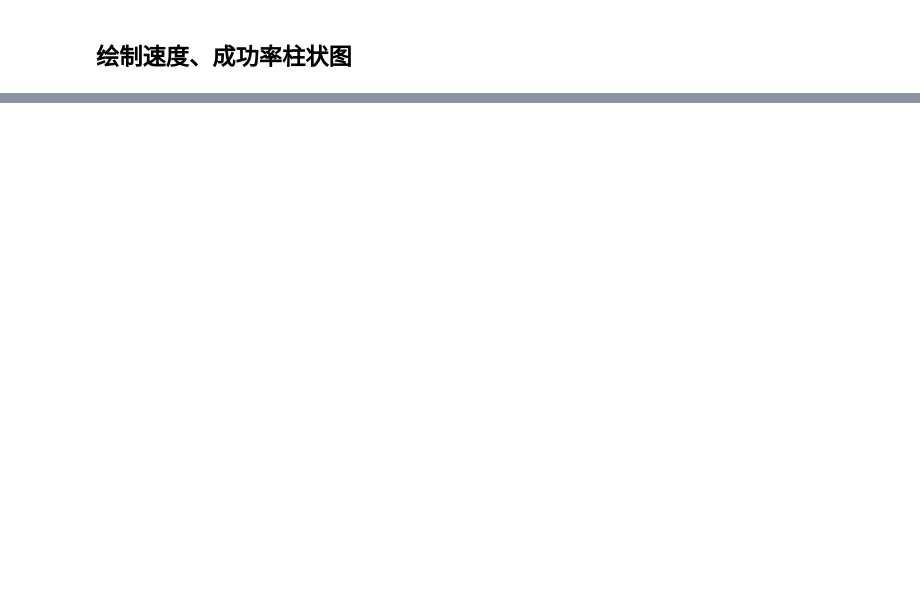
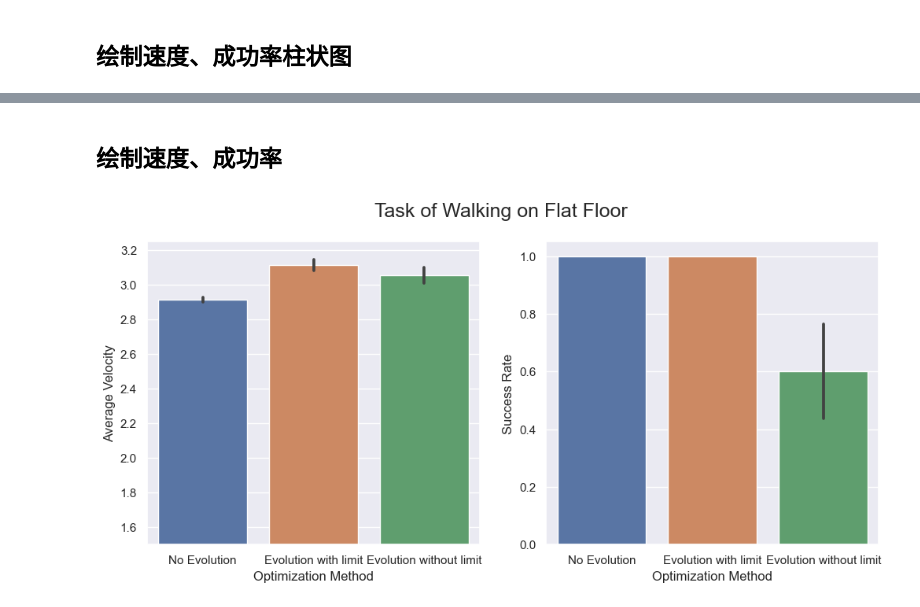
Before and after one commit to EASYMMMM/gym_RE, a Jupyter notebook: drawer.ipynb, the cells around one changed output, grey strips where cells are left out. Saved outputs shown, nothing was run; the diff lists cells and outputs as text; code cells hidden in the pictures; blank space fills up the shorter version.

```diff
--- a/drawer.ipynb
+++ b/drawer.ipynb
@@ -409,0 +471,19 @@ im.save("screenshot\GA_optim_result_scatter_t1_yasuo.png", quality=80)
+# %% [markdown]
+## 绘制速度、成功率
+# %%
+exp_data = pd.read_csv('experiments\\flat_floor_evo_s3\\exp.csv')
+#exp_data.head()
+#task = exp_data["Task"][:]
+f = plt.figure(1,figsize=(12, 5))
+f.suptitle('Task of Walking on Flat Floor',fontsize=18)
+plt.subplot(1,2,1)
+ax = sns.barplot(x="Optimization Method", y="Ave_V", data=exp_data,errorbar="se") #standard error
+plt.ylabel('Average Velocity')
+plt.ylim([1.5,3.25])
+plt.subplot(1,2,2)
+sns.barplot(x="Optimization Method", y="Success", data=exp_data,errorbar="se") #standard error
+plt.ylabel('Success Rate')
+plt.savefig(f'screenshot/flatfloor_EVO_barplot.png', dpi=400)
+plt.show()
+# %% [output]
+[figure, added]
```
Also changed, not shown: parts of 8 cells of this notebook, 29 other files.
